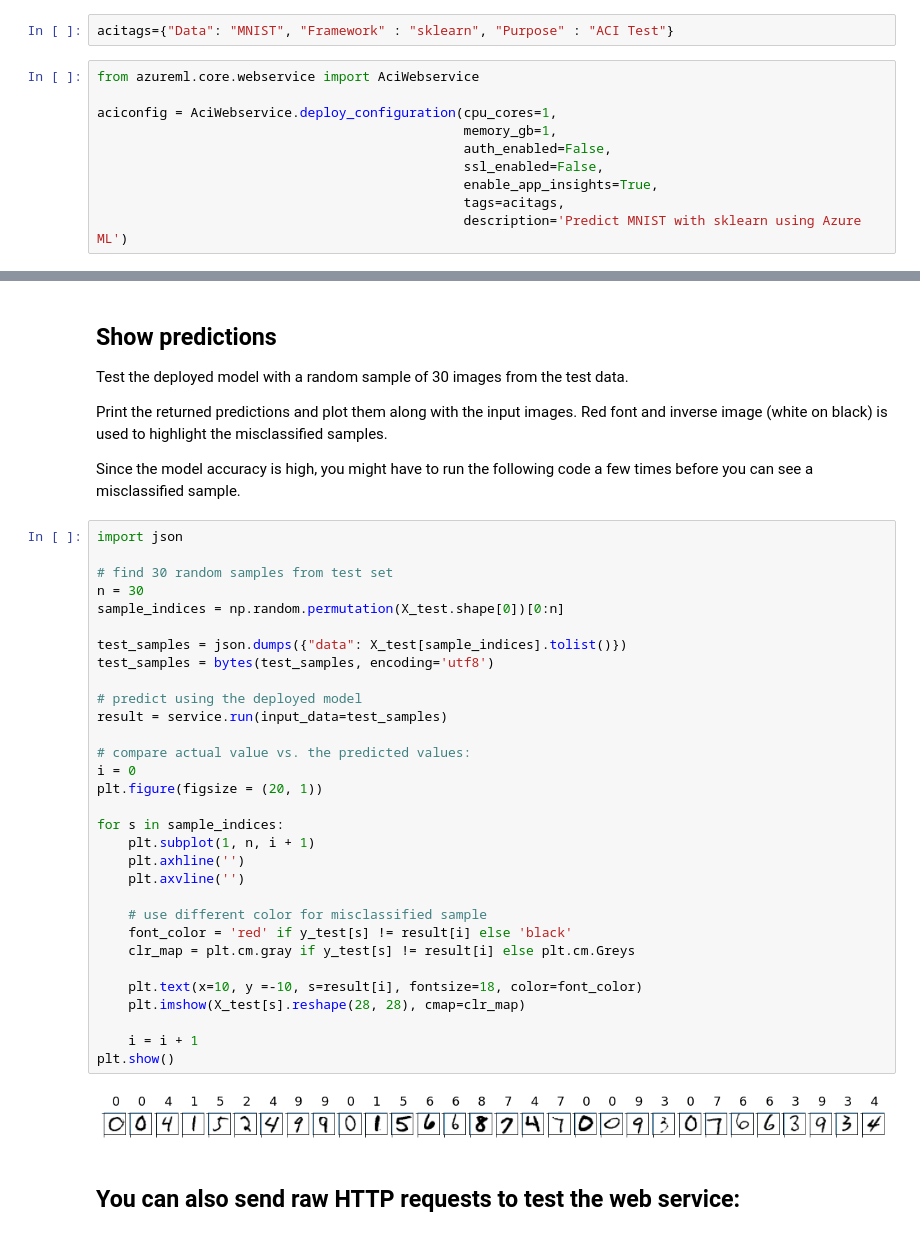
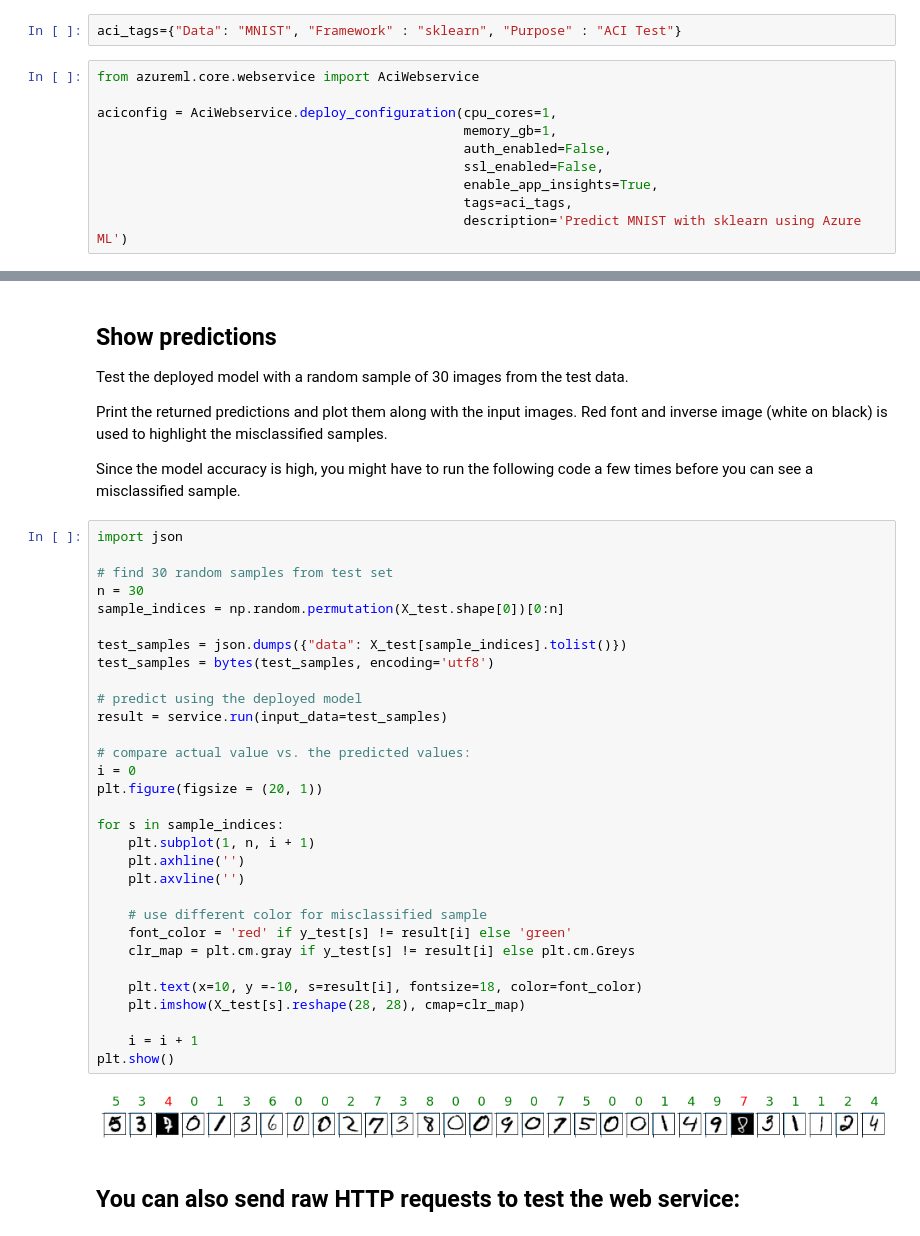
Before and after one commit to retkowsky/AMLlabs, a Jupyter notebook: Lab6 Azure ML deployment.ipynb, the cells around one changed output, grey strips where cells are left out. Cells and saved outputs as stored; diff of their text form.

```diff
--- a/Lab6 Azure ML deployment.ipynb
+++ b/Lab6 Azure ML deployment.ipynb
@@ -173,7 +173,7 @@ Create a deployment configuration file and specify the number of CPUs and gigaby
 # %% [markdown]
 > https://docs.microsoft.com/en-us/python/api/azureml-core/azureml.core.webservice.aci.aciwebservice?view=azure-ml-py
 # %%
-acitags={"Data": "MNIST", "Framework" : "sklearn", "Purpose" : "ACI Test"}
+aci_tags={"Data": "MNIST", "Framework" : "sklearn", "Purpose" : "ACI Test"}
 # %%
 from azureml.core.webservice import AciWebservice
 
@@ -182,7 +182,7 @@ aciconfig = AciWebservice.deploy_configuration(cpu_cores=1,
                                                auth_enabled=False,
                                                ssl_enabled=False,
                                                enable_app_insights=True,
-                                               tags=acitags,
+                                               tags=aci_tags,
                                                description='Predict MNIST with sklearn using Azure ML')
 # %% [markdown]
 ### 4.3 Deploy in ACI
@@ -353,35 +353,35 @@ Print the returned predictions and plot them along with the input images. Red fo
 import json
 
 # find 30 random samples from test set
 n = 30
 sample_indices = np.random.permutation(X_test.shape[0])[0:n]
 
 test_samples = json.dumps({"data": X_test[sample_indices].tolist()})
 test_samples = bytes(test_samples, encoding='utf8')
 
 # predict using the deployed model
 result = service.run(input_data=test_samples)
 
 # compare actual value vs. the predicted values:
 i = 0
 plt.figure(figsize = (20, 1))
 
 for s in sample_indices:
     plt.subplot(1, n, i + 1)
     plt.axhline('')
     plt.axvline('')
 
     # use different color for misclassified sample
-    font_color = 'red' if y_test[s] != result[i] else 'black'
+    font_color = 'red' if y_test[s] != result[i] else 'green'
     clr_map = plt.cm.gray if y_test[s] != result[i] else plt.cm.Greys
 
     plt.text(x=10, y =-10, s=result[i], fontsize=18, color=font_color)
     plt.imshow(X_test[s].reshape(28, 28), cmap=clr_map)
 
     i = i + 1
 plt.show()
 # %% [output]
-[figure, old version]
+[figure, new version]
 # %% [markdown]
 ## You can also send raw HTTP requests to test the web service:
 # %%
```
Also changed, not shown: parts of 13 cells of this notebook, 5 other files.
